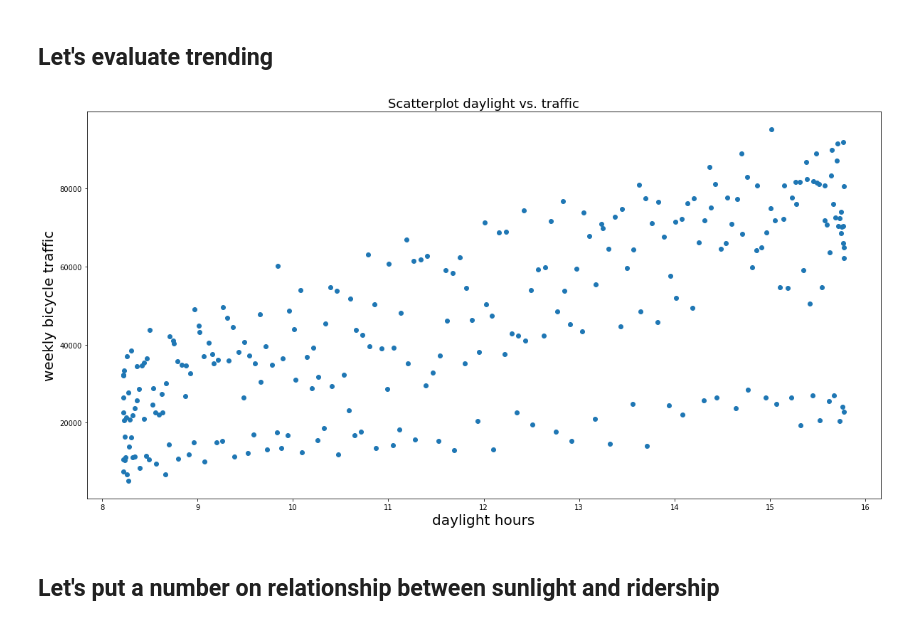
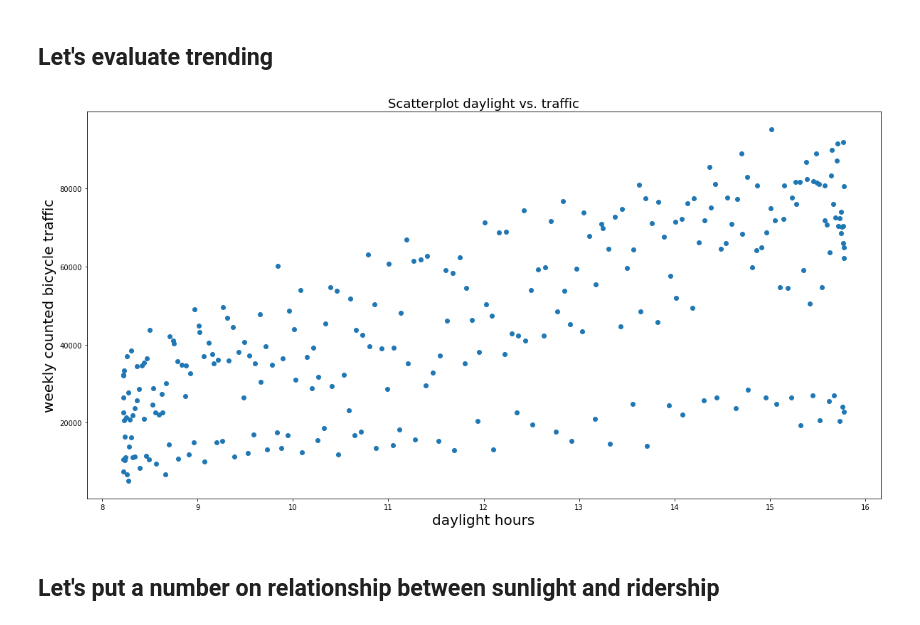
Before and after one commit to mrogove/SeattleBikes2, a Jupyter notebook: seattleAnalyses.ipynb, the cells around one changed output. Cells and saved outputs as stored; diff of their text form; code cells hidden in the pictures.

```diff
--- a/seattleAnalyses.ipynb
+++ b/seattleAnalyses.ipynb
@@ -78,12 +78,12 @@ plt.title('Daylight (Seattle)', size = 20);
 # %%
 #see /some/ trending here
 plt.figure(figsize = (defaultfiguresize))
 plt.scatter(weekly['daylight'], weekly['TotalCount'])
 plt.xlabel('daylight hours', size = 20)
-plt.ylabel('weekly bicycle traffic', size = 20)
+plt.ylabel('weekly counted bicycle traffic', size = 20)
 plt.title('Scatterplot daylight vs. traffic', size = 18);
 # %% [output]
-[figure, old version]
+[figure, new version]
 # %% [markdown]
 ## Let's put a number on relationship between sunlight and ridership
 # %%
```
Also changed, not shown: parts of 12 cells of this notebook.
